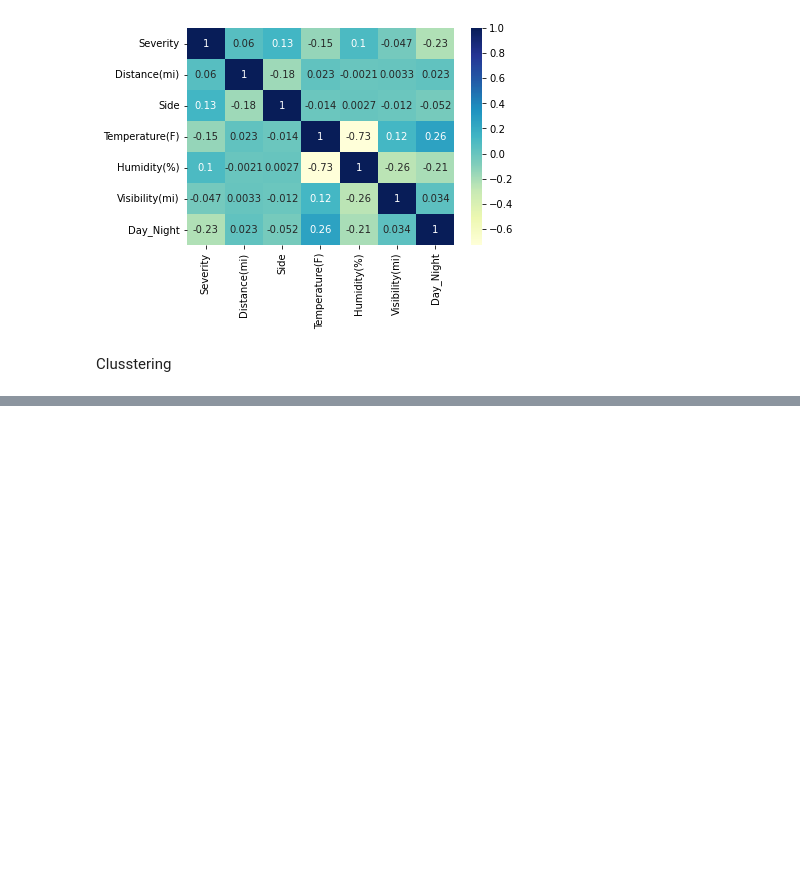
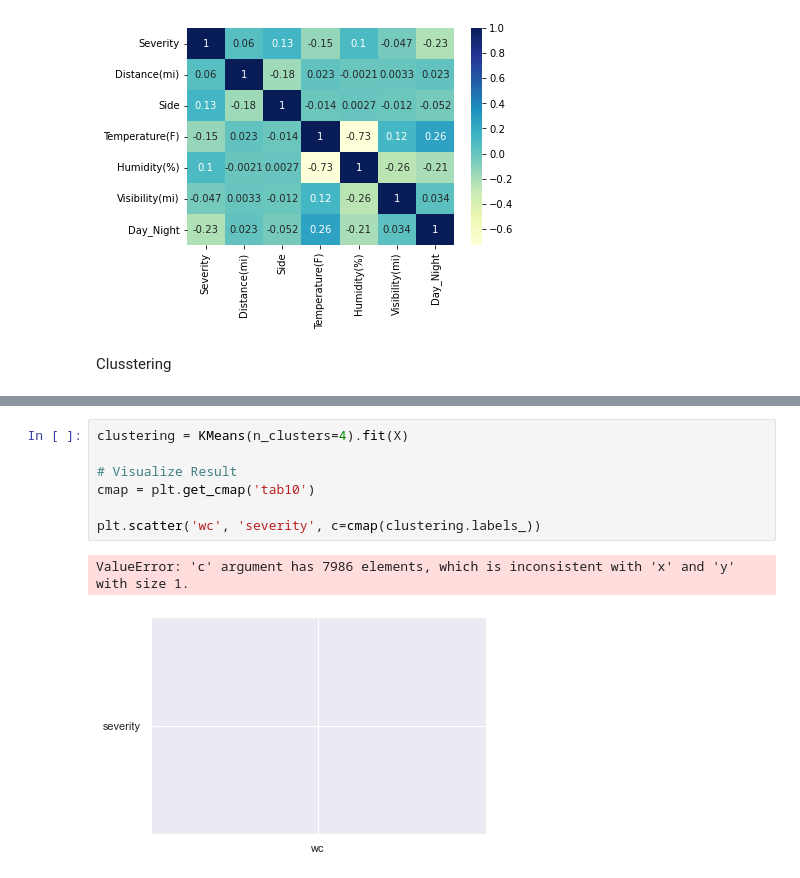
Before and after one commit to stratoskar/DataAnalytics, a Jupyter notebook: Data Analytics/Data_Preprocessing_US_accidents.ipynb, the cells around one changed output, grey strips where cells are left out. Saved outputs shown, nothing was run; the diff lists cells and outputs as text; blank space fills up the shorter version.

```diff
--- a/Data Analytics/Data_Preprocessing_US_accidents.ipynb
+++ b/Data Analytics/Data_Preprocessing_US_accidents.ipynb
@@ -293,0 +230,10 @@ plt.ylabel('Weather_Condition');
+# %%
+clustering = KMeans(n_clusters=4).fit(X)
+
+# Visualize Result
+cmap = plt.get_cmap('tab10')
+
+plt.scatter('wc', 'severity', c=cmap(clustering.labels_))
+# %% [output]
+ValueError: 'c' argument has 7986 elements, which is inconsistent with 'x' and 'y' with size 1.
+[figure, added]
```
Also changed, not shown: parts of 7 cells of this notebook.
